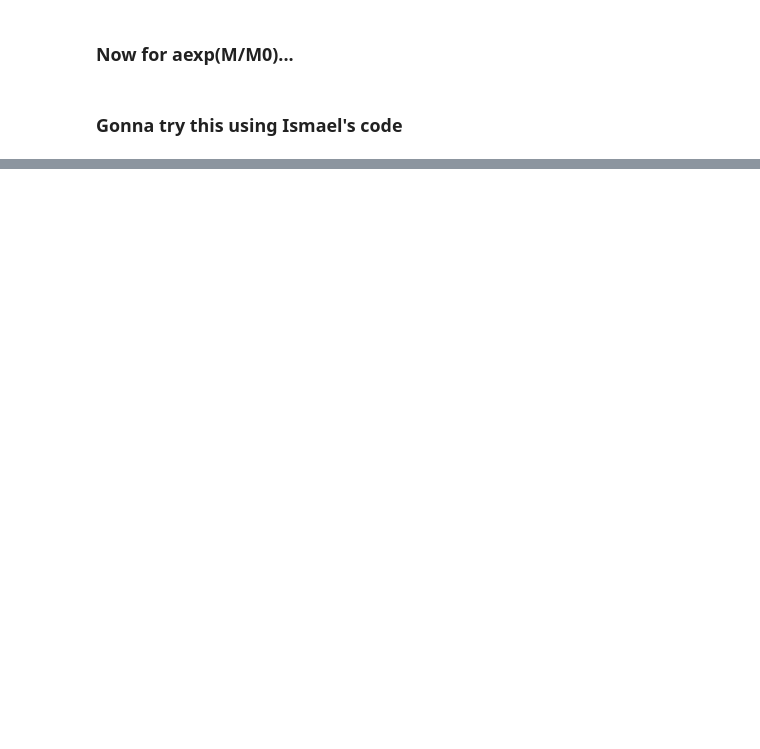
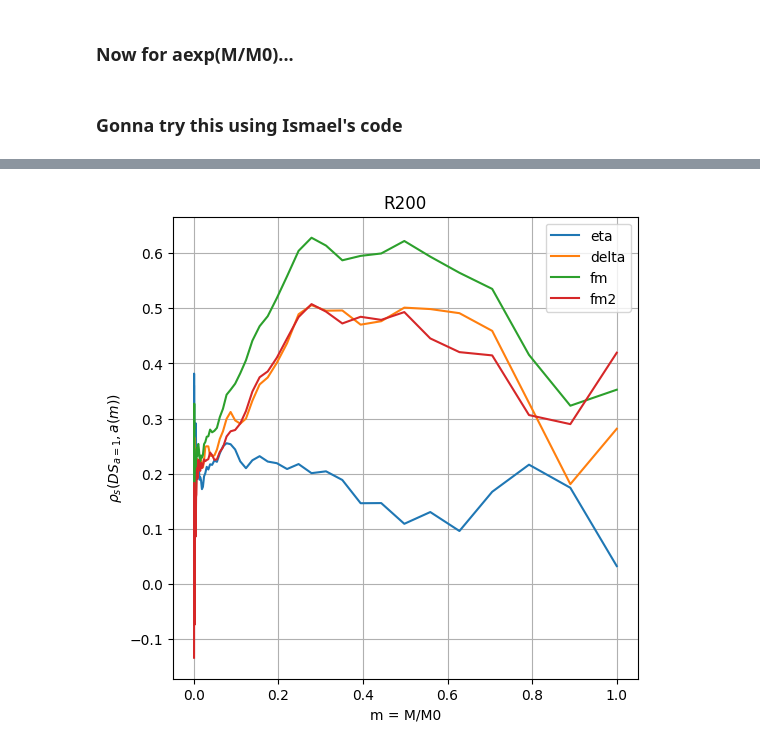
Before and after one commit to Kabelo-T/cluster_morph, a Jupyter notebook: ds_mah.ipynb, the cells around one changed output, grey strips where cells are left out. Drawn from its saved outputs; the diff is of its cells as text; code cells hidden in the pictures; blank space fills up the shorter version.

```diff
--- a/ds_mah.ipynb
+++ b/ds_mah.ipynb
@@ -353,0 +256,45 @@ NameError: name 'u' is not defined
+# %%
+filtered_mbins = []
+corrs_list = []
+size = len(am_df)
+for col in ind_cols:
+    mah_df = am_df[col].dropna()
+    if len(mah_df) < 20: continue
+
+    filtered_mbins.append(mbins[col])
+
+    df = mah_df.reset_index().merge(
+        dsdf.reset_index(),
+        left_on='ID',
+        right_on='rID[0]',
+        how='inner'
+    )
+
+    df.set_index('ID', inplace=True)
+    df.drop('rID[0]', axis=1, inplace=True)
+    corrs = df.corr(method='spearman')
+    corrs_list.append(corrs)
+# %%
+eta_200 = [df.loc['eta_200[3]', df.columns[0]] for df in corrs_list]
+delta_200 = [df.loc['delta_200[4]', df.columns[0]] for df in corrs_list]
+fm_200 = [df.loc['fm_200[5]', df.columns[0]] for df in corrs_list]
+fm2_200 = [df.loc['fm2_200[6]', df.columns[0]] for df in corrs_list]
+eta_500 = [df.loc['eta_500[8]', df.columns[0]] for df in corrs_list]
+delta_500 = [df.loc['delta_500[9]', df.columns[0]] for df in corrs_list]
+fm_500 = [df.loc['fm_500[10]', df.columns[0]] for df in corrs_list]
+fm2_500 = [df.loc['fm2_500[11]', df.columns[0]] for df in corrs_list]
+# %%
+fig, axs = plt.subplots(nrows=1, ncols=1, figsize=(6, 6))
+axs.set_title('R200')
+axs.plot(filtered_mbins, eta_200, label='eta')
+axs.plot(filtered_mbins, delta_200, label='delta')
+axs.plot(filtered_mbins, fm_200, label='fm')
+axs.plot(filtered_mbins, fm2_200, label='fm2')
+axs.set_xlabel('m = M/M0')
+axs.set_ylabel(r'$\rho_s (DS_{a=1}, a(m))$')
+axs.grid()
+# plt.gca().invert_xaxis()
+plt.legend()
+plt.show()
+# %% [output]
+[figure, added]
```
Also changed, not shown: parts of 15 cells of this notebook.
